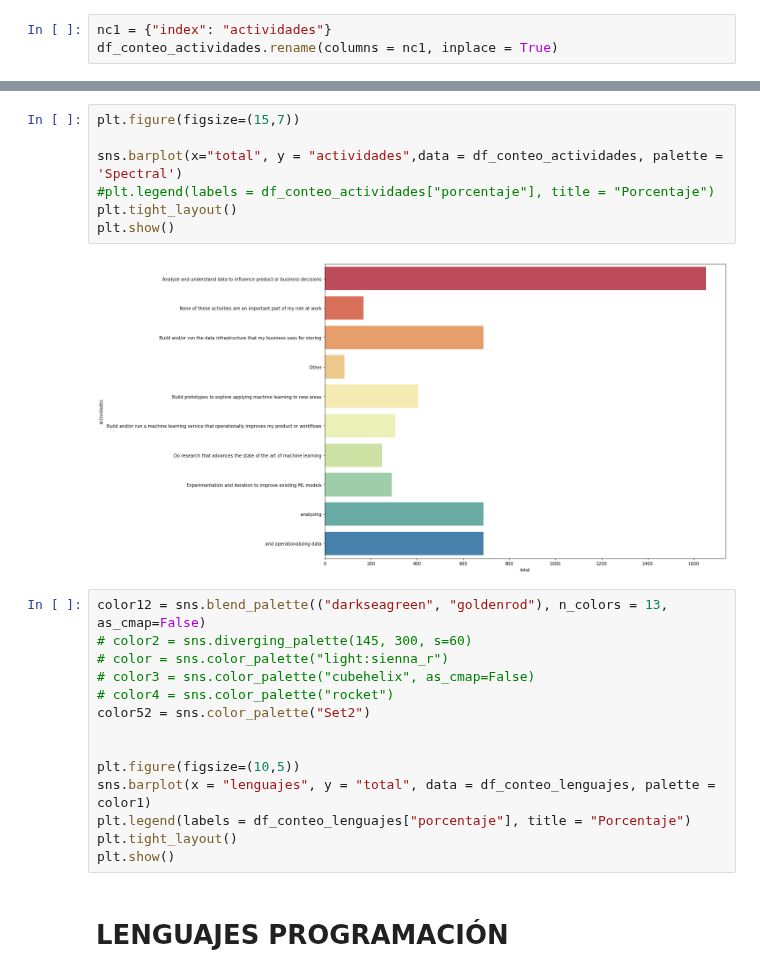
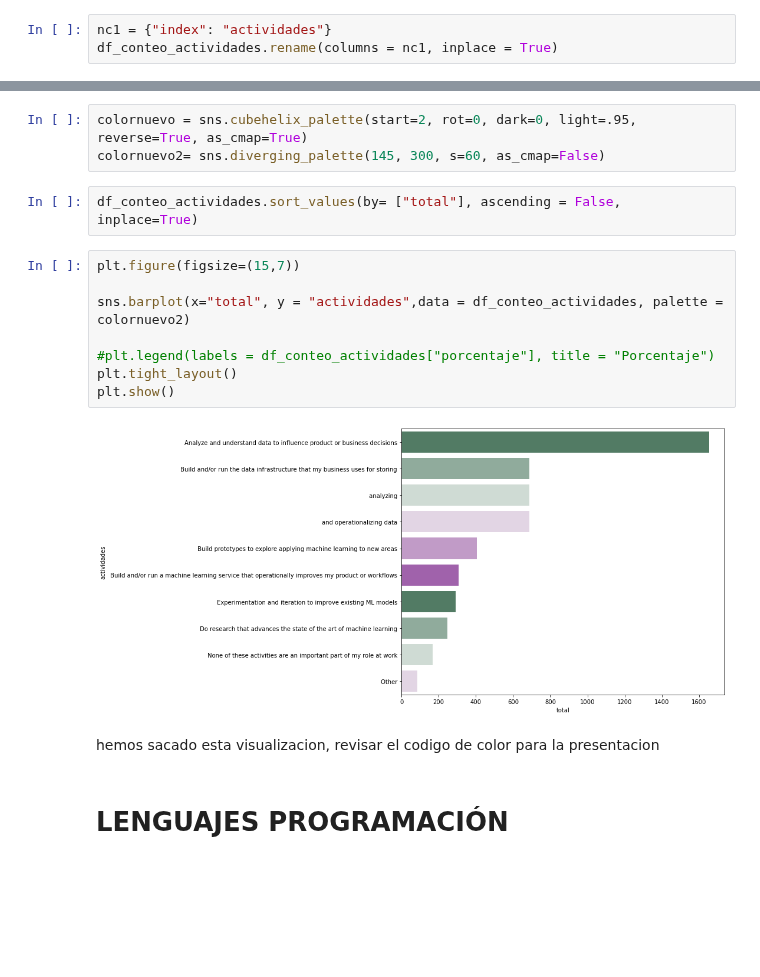
Before and after one commit to Adalab/EDA-ETL-project, a Jupyter notebook: conteo_columnas.ipynb, the cells around one changed output, grey strips where cells are left out. Drawn from its saved outputs; the diff is of its cells as text; blank space fills up the shorter version.

Commit message:
visualizaciones y conteo notebooks modificado

```diff
--- a/conteo_columnas.ipynb
+++ b/conteo_columnas.ipynb
@@ -229,26 +305,20 @@ df_conteo_actividades.sample()
+# %%
+colornuevo = sns.cubehelix_palette(start=2, rot=0, dark=0, light=.95, reverse=True, as_cmap=True)
+colornuevo2= sns.diverging_palette(145, 300, s=60, as_cmap=False)
+# %%
+df_conteo_actividades.sort_values(by= ["total"], ascending = False, inplace=True)
 # %%
 plt.figure(figsize=(15,7))
 
-sns.barplot(x="total", y = "actividades",data = df_conteo_actividades, palette = 'Spectral')
+sns.barplot(x="total", y = "actividades",data = df_conteo_actividades, palette = colornuevo2)
+
 #plt.legend(labels = df_conteo_actividades["porcentaje"], title = "Porcentaje")
 plt.tight_layout()
 plt.show()
 # %% [output]
-[figure, old version]
+[figure, new version]
-# %%
-color12 = sns.blend_palette(("darkseagreen", "goldenrod"), n_colors = 13, as_cmap=False)
-# color2 = sns.diverging_palette(145, 300, s=60)
-# color = sns.color_palette("light:sienna_r")
-# color3 = sns.color_palette("cubehelix", as_cmap=False)
-# color4 = sns.color_palette("rocket")
-color52 = sns.color_palette("Set2")
-
-
-plt.figure(figsize=(10,5))
-sns.barplot(x = "lenguajes", y = "total", data = df_conteo_lenguajes, palette = color1)
-plt.legend(labels = df_conteo_lenguajes["porcentaje"], title = "Porcentaje")
-plt.tight_layout()
-plt.show()
+# %% [markdown]
+hemos sacado esta visualizacion, revisar el codigo de color para la presentacion
 # %% [markdown]
 # LENGUAJES PROGRAMACIÓN
 # %%
```
Also changed, not shown: parts of 37 cells of this notebook, 1 other file.
